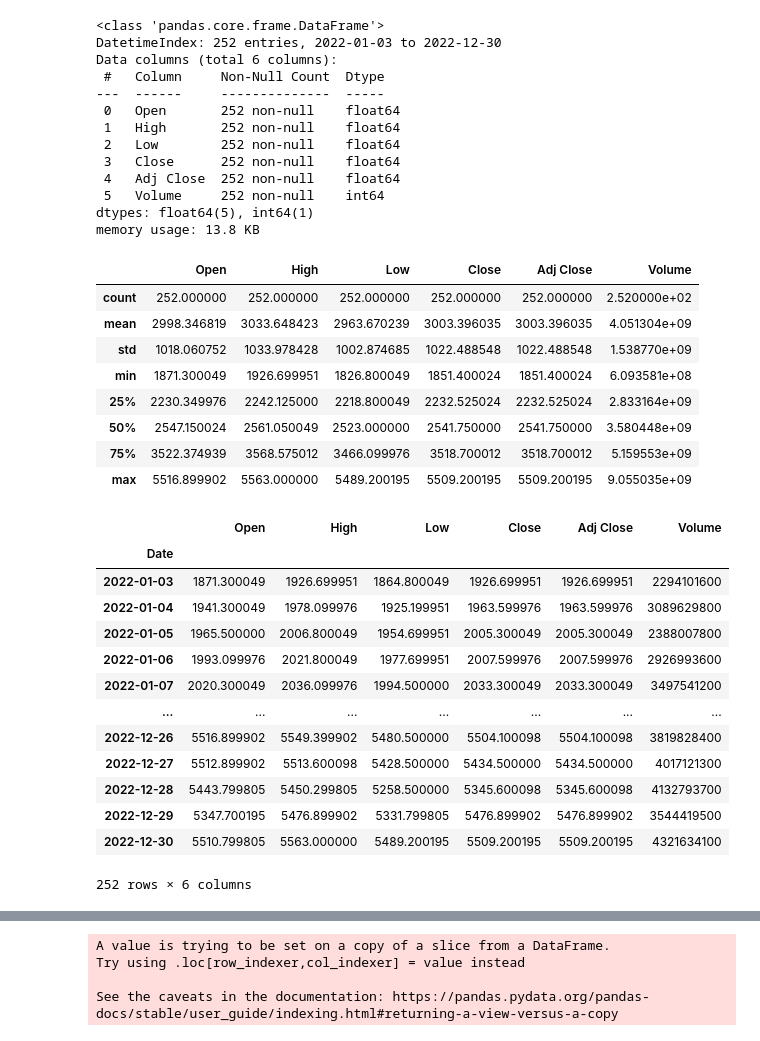
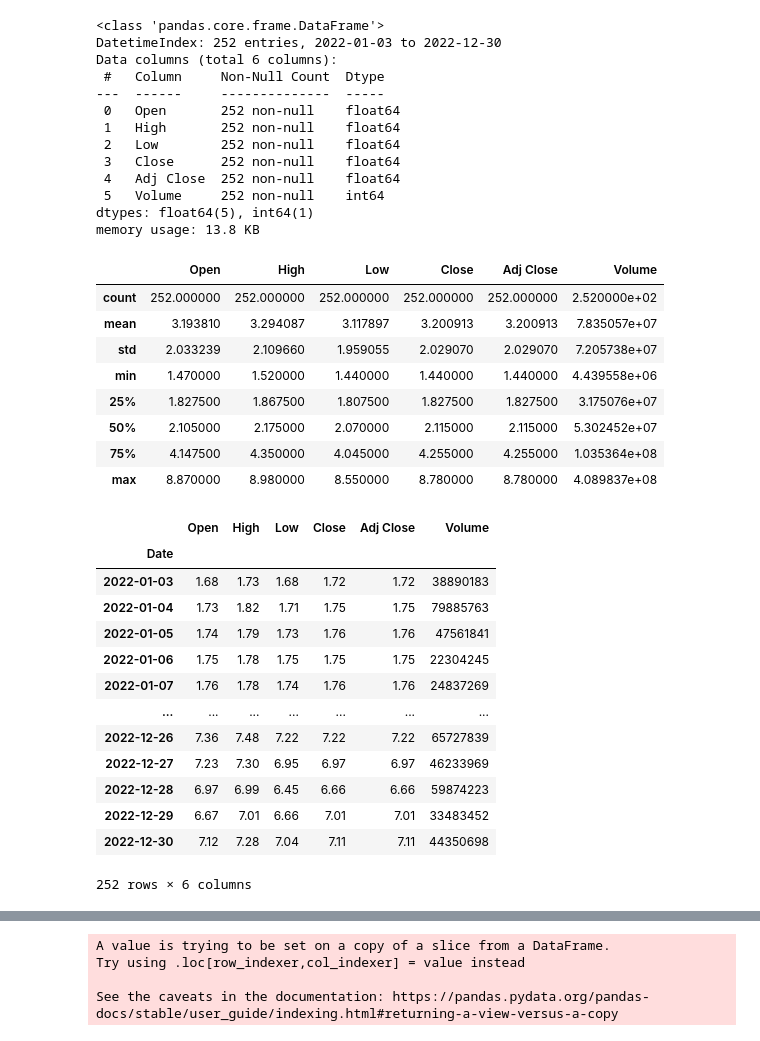
Before and after one commit to zubairnajim/4e-Academy-Lessons, a Jupyter notebook: ENJSA1.ipynb, the cells around one changed output, grey strips where cells are left out. Cells and saved outputs as stored; diff of their text form; code cells hidden in the pictures.

```diff
--- a/ENJSA1.ipynb
+++ b/ENJSA1.ipynb
@@ -12,8 +12,8 @@ import matplotlib as plt
 import requests
 from bs4 import BeautifulSoup as bs
 # %%
-D100 = yf.download('XU100.IS', start = '2022-01-01', end = '2022-12-31')
-D100
+ZOREN = yf.download('ZOREN.IS', start = '2022-01-01', end = '2022-12-31')
+ZOREN
 # %% [output]
 [*********************100%***********************]  1 of 1 completed
 |  | Open | High | Low | Close | Adj Close | Volume |
@@ -62,35 +62,35 @@ Data columns (total 6 columns):
 dtypes: float64(5), int64(1)
 memory usage: 13.8 KB
 # %%
-D100.describe()
+ZOREN.describe()
 # %% [output]
 |  | Open | High | Low | Close | Adj Close | Volume |
 | count | 252.000000 | 252.000000 | 252.000000 | 252.000000 | 252.000000 | 2.520000e+02 |
-| mean | 2998.346819 | 3033.648423 | 2963.670239 | 3003.396035 | 3003.396035 | 4.051304e+09 |
-| std | 1018.060752 | 1033.978428 | 1002.874685 | 1022.488548 | 1022.488548 | 1.538770e+09 |
-| min | 1871.300049 | 1926.699951 | 1826.800049 | 1851.400024 | 1851.400024 | 6.093581e+08 |
-| 25% | 2230.349976 | 2242.125000 | 2218.800049 | 2232.525024 | 2232.525024 | 2.833164e+09 |
-| 50% | 2547.150024 | 2561.050049 | 2523.000000 | 2541.750000 | 2541.750000 | 3.580448e+09 |
-| 75% | 3522.374939 | 3568.575012 | 3466.099976 | 3518.700012 | 3518.700012 | 5.159553e+09 |
-| max | 5516.899902 | 5563.000000 | 5489.200195 | 5509.200195 | 5509.200195 | 9.055035e+09 |
+| mean | 3.193810 | 3.294087 | 3.117897 | 3.200913 | 3.200913 | 7.835057e+07 |
+| std | 2.033239 | 2.109660 | 1.959055 | 2.029070 | 2.029070 | 7.205738e+07 |
+| min | 1.470000 | 1.520000 | 1.440000 | 1.440000 | 1.440000 | 4.439558e+06 |
+| 25% | 1.827500 | 1.867500 | 1.807500 | 1.827500 | 1.827500 | 3.175076e+07 |
+| 50% | 2.105000 | 2.175000 | 2.070000 | 2.115000 | 2.115000 | 5.302452e+07 |
+| 75% | 4.147500 | 4.350000 | 4.045000 | 4.255000 | 4.255000 | 1.035364e+08 |
+| max | 8.870000 | 8.980000 | 8.550000 | 8.780000 | 8.780000 | 4.089837e+08 |
 # %%
 #satir silme
-D100 = D100 [D100.index > '2022-01-01']
-D100
+ZOREN = ZOREN [ZOREN.index > '2022-01-01']
+ZOREN
 # %% [output]
 |  | Open | High | Low | Close | Adj Close | Volume |
 | Date |  |  |  |  |  |  |
-| 2022-01-03 | 1871.300049 | 1926.699951 | 1864.800049 | 1926.699951 | 1926.699951 | 2294101600 |
-| 2022-01-04 | 1941.300049 | 1978.099976 | 1925.199951 | 1963.599976 | 1963.599976 | 3089629800 |
-| 2022-01-05 | 1965.500000 | 2006.800049 | 1954.699951 | 2005.300049 | 2005.300049 | 2388007800 |
-| 2022-01-06 | 1993.099976 | 2021.800049 | 1977.699951 | 2007.599976 | 2007.599976 | 2926993600 |
-| 2022-01-07 | 2020.300049 | 2036.099976 | 1994.500000 | 2033.300049 | 2033.300049 | 3497541200 |
+| 2022-01-03 | 1.68 | 1.73 | 1.68 | 1.72 | 1.72 | 38890183 |
+| 2022-01-04 | 1.73 | 1.82 | 1.71 | 1.75 | 1.75 | 79885763 |
+| 2022-01-05 | 1.74 | 1.79 | 1.73 | 1.76 | 1.76 | 47561841 |
+| 2022-01-06 | 1.75 | 1.78 | 1.75 | 1.75 | 1.75 | 22304245 |
+| 2022-01-07 | 1.76 | 1.78 | 1.74 | 1.76 | 1.76 | 24837269 |
 | ... | ... | ... | ... | ... | ... | ... |
-| 2022-12-26 | 5516.899902 | 5549.399902 | 5480.500000 | 5504.100098 | 5504.100098 | 3819828400 |
-| 2022-12-27 | 5512.899902 | 5513.600098 | 5428.500000 | 5434.500000 | 5434.500000 | 4017121300 |
-| 2022-12-28 | 5443.799805 | 5450.299805 | 5258.500000 | 5345.600098 | 5345.600098 | 4132793700 |
-| 2022-12-29 | 5347.700195 | 5476.899902 | 5331.799805 | 5476.899902 | 5476.899902 | 3544419500 |
-| 2022-12-30 | 5510.799805 | 5563.000000 | 5489.200195 | 5509.200195 | 5509.200195 | 4321634100 |
+| 2022-12-26 | 7.36 | 7.48 | 7.22 | 7.22 | 7.22 | 65727839 |
+| 2022-12-27 | 7.23 | 7.30 | 6.95 | 6.97 | 6.97 | 46233969 |
+| 2022-12-28 | 6.97 | 6.99 | 6.45 | 6.66 | 6.66 | 59874223 |
+| 2022-12-29 | 6.67 | 7.01 | 6.66 | 7.01 | 7.01 | 33483452 |
+| 2022-12-30 | 7.12 | 7.28 | 7.04 | 7.11 | 7.11 | 44350698 |
 252 rows × 6 columns
 # %%
 #sutun silme
```
Also changed, not shown: parts of 36 cells of this notebook.
